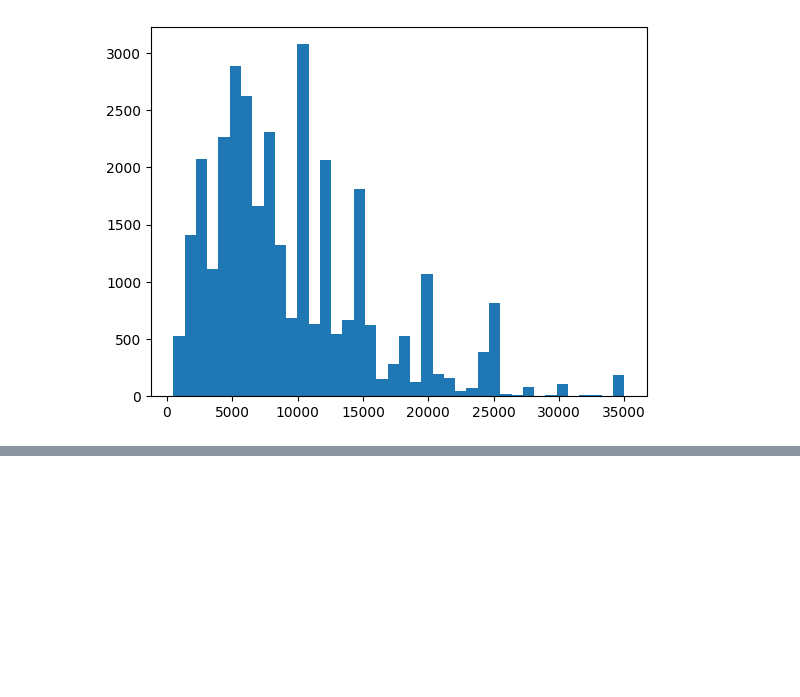
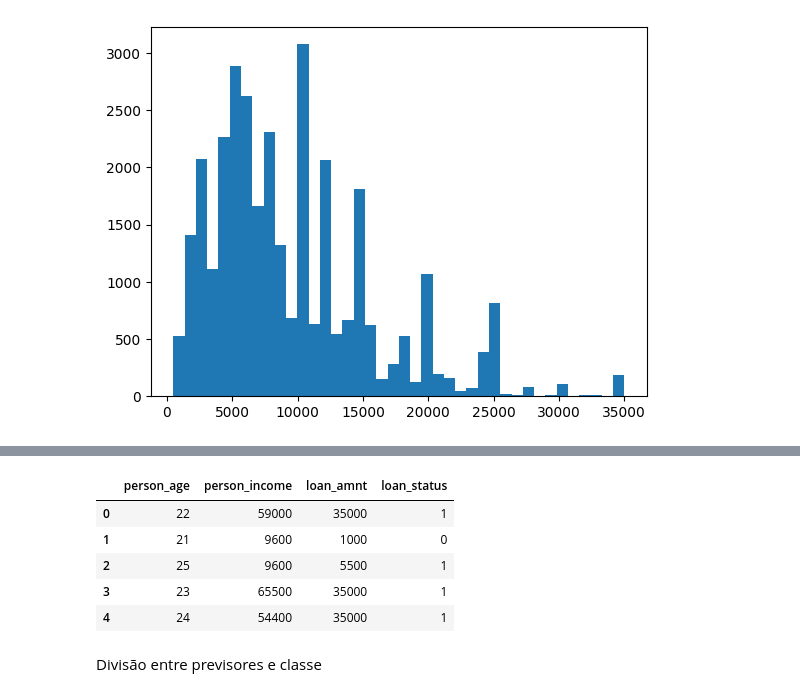
Before and after one commit to MarcelaMotta/risco-de-credito, a Jupyter notebook: naive_bayes.ipynb, the cells around one changed output, grey strips where cells are left out. Cells and saved outputs as stored; diff of their text form; code cells hidden in the pictures; blank space fills up the shorter version.

```diff
--- a/naive_bayes.ipynb
+++ b/naive_bayes.ipynb
@@ -80,0 +91,13 @@ plt.hist(x=df['loan_amnt'], bins=40)
+# %%
+df_col = df[['person_age', 'person_income', 'loan_amnt', 'loan_status']]
+# %%
+df_col.head()
+# %% [output]
+|  | person_age | person_income | loan_amnt | loan_status |
+| 0 | 22 | 59000 | 35000 | 1 |
+| 1 | 21 | 9600 | 1000 | 0 |
+| 2 | 25 | 9600 | 5500 | 1 |
+| 3 | 23 | 65500 | 35000 | 1 |
+| 4 | 24 | 54400 | 35000 | 1 |
+# %% [markdown]
+Divisão entre previsores e classe
```
Also changed, not shown: parts of 10 cells of this notebook.
